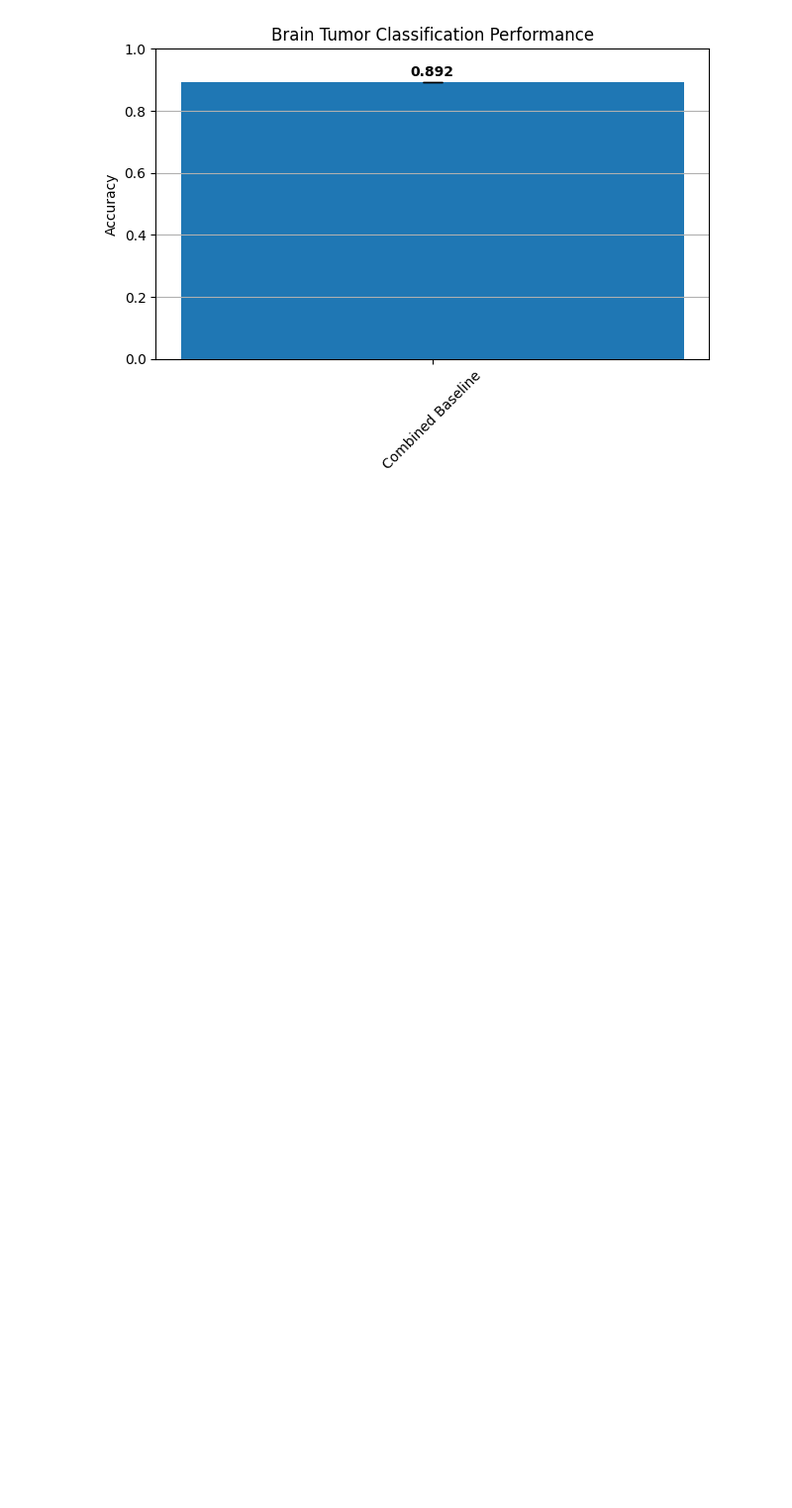
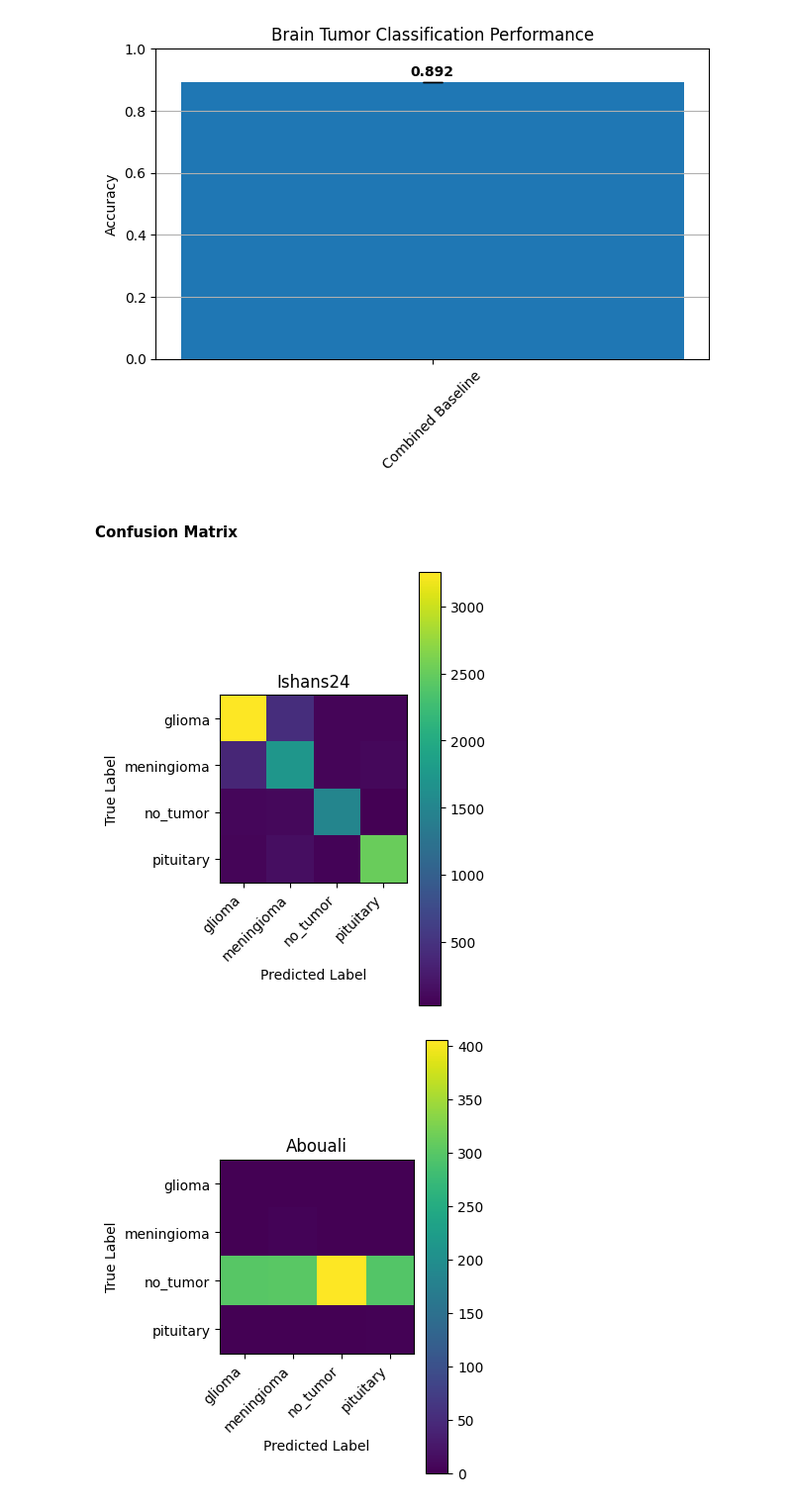
Before and after one commit to Nagham-Sabbour/Brain-Tumor-Detection, a Jupyter notebook: notebooks/BrainTumorDataset.ipynb, the cells around one changed output. Shown at 99% size. Saved outputs shown, nothing was run; the diff lists cells and outputs as text; code cells hidden in the pictures; blank space fills up the shorter version.

```diff
--- a/notebooks/BrainTumorDataset.ipynb
+++ b/notebooks/BrainTumorDataset.ipynb
@@ -251,8 +297,13 @@ for seed in seeds_ali:
     svm_baseline = LinearSVC(dual=False, max_iter=fast_iter, tol=fast_tol)
     svm_baseline.fit(X_train2_NS, Y_train2)
 
+    # Accuracy
     acc_baseline = svm_baseline.score(X_test2_N, Y_test2)
     baseline_scores_abouali.append(acc_baseline)
+
+    # Confusion Matrix
+    predictions_abouali = svm_baseline.predict(X_test2_N)
+    cm_abouali = confusion_matrix(predictions_abouali, Y_test2)
 
     print(f"Baseline Accuracy (Abouali): {acc_baseline:.4f}")
 
@@ -324,6 +345,7 @@ X_train_PS.shape, Y_train_PS.shape # Shape:((17583, 1024), (17583,))
 # For storing results across seeds
 baseline_scores_c = []
 seeds = [1,2,3,4,5]
+cms_combined = []
 # MULTI-SEED EXPERIMENT
 for seed in seeds:
     print(f"\n===== Running seed {seed} =====")
@@ -336,11 +358,17 @@ for seed in seeds:
     X_test = scaler.transform(X_test)
 
     # SVM training
-    svm_baseline = LinearSVC(dual=False, max_iter=fast_iter, tol=fast_tol)
-    svm_baseline.fit(X_train, y_train)
+    svm_baseline_merged = LinearSVC(dual=False, max_iter=fast_iter, tol=fast_tol)
+    svm_baseline_merged.fit(X_train, y_train)
 
-    acc_baseline_c = svm_baseline.score(X_test, y_test)
+    # Accuracy
+    acc_baseline_c = svm_baseline_merged.score(X_test, y_test)
     baseline_scores_c.append(acc_baseline_c)
+
+    # Confusion Matrix
+    predictions_combined = svm_baseline.predict(X_test)
+    cm_merged = confusion_matrix(predictions_combined, y_test)
+    cms_combined.append(cm_merged)
 
     print(f"Baseline Accuracy: {acc_baseline_c:.4f}")
 
@@ -391,3 +431,30 @@ plot_results([baseline_mean_c], [baseline_std_c], 'Combined Baseline', 'Accuracy
 [figure]
 [figure]
 [figure]
+# %% [markdown]
+#### Confusion Matrix
+# %%
+def plot_confusion_matrix(cm, class_names, title):
+    plt.figure(figsize=(5, 6))
+    plt.imshow(cm, interpolation="nearest")
+    plt.title(title)
+    plt.colorbar()
+
+    tick_marks = np.arange(len(class_names))
+    plt.xticks(tick_marks, class_names, rotation=45, ha="right")
+    plt.yticks(tick_marks, class_names)
+
+    plt.xlabel("Predicted Label")
+    plt.ylabel("True Label")
+    plt.tight_layout()
+    plt.show()
+# %%
+cms_ishans_c = cms_ishans[0] + cms_ishans[1] + cms_ishans[2] + cms_ishans[3] + cms_ishans[4]
+cms_combined_c = cms_combined[0] + cms_combined[1] + cms_combined[2] + cms_combined[3] + cms_combined[4]
+# %%
+plot_confusion_matrix(cms_ishans_c, class_names, 'Ishans24')
+plot_confusion_matrix(cm_abouali, class_names, 'Abouali')
+plot_confusion_matrix(cms_combined_c, class_names, 'Combined')
+# %% [output]
+[figure, added]
+[figure, added]
```
Also changed, not shown: parts of 9 cells of this notebook, 1 other file.
